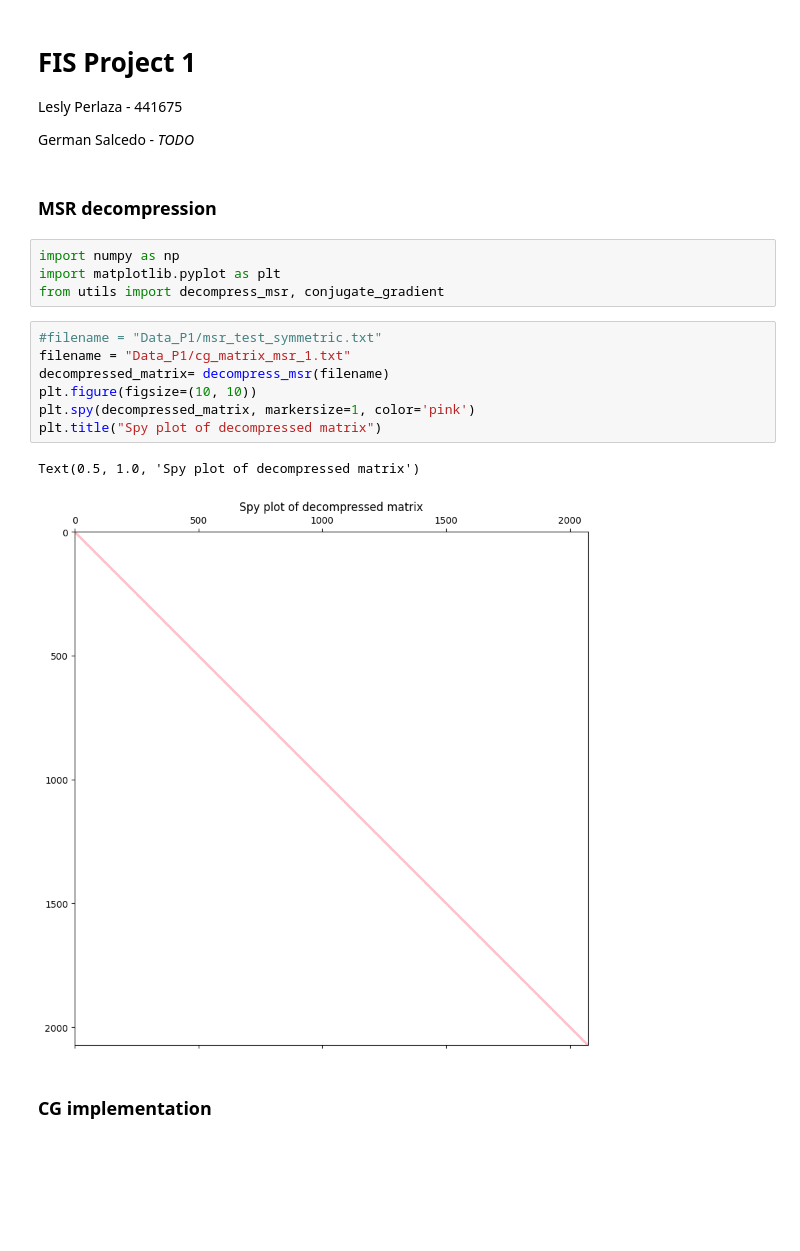
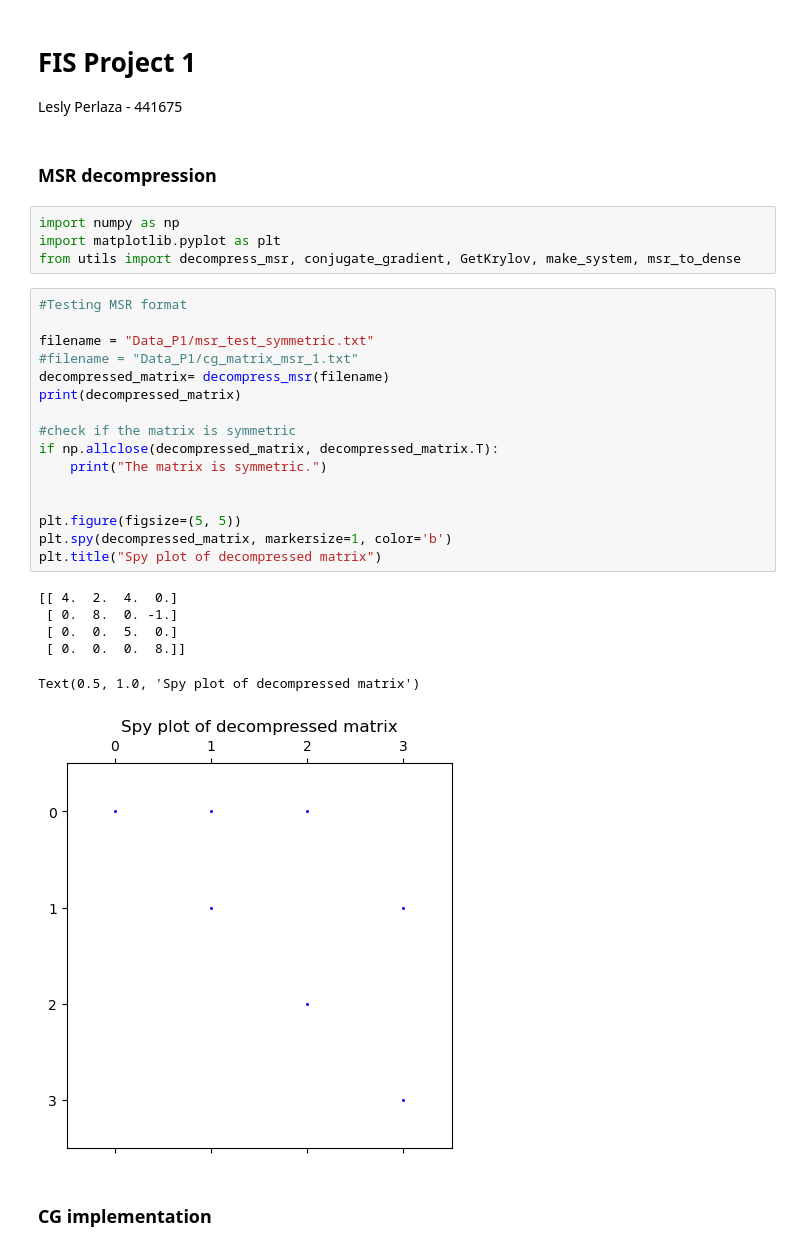
Before and after one commit to Lezgo11/FIShy, a Jupyter notebook: Project_1.ipynb, the cells around one changed output. Saved outputs shown, nothing was run; the diff lists cells and outputs as text; blank space fills up the shorter version.

Commit message:
Adding Algorithms + TEST FOR pauli

```diff
--- a/Project_1.ipynb
+++ b/Project_1.ipynb
@@ -1,24 +1,35 @@
 # %% [markdown]
 # FIS Project 1
  Lesly Perlaza - 441675
-
- German Salcedo - _TODO_
 # %% [markdown]
 ### __MSR decompression__
 # %%
 import numpy as np
 import matplotlib.pyplot as plt
-from utils import decompress_msr, conjugate_gradient
+from utils import decompress_msr, conjugate_gradient, GetKrylov, make_system, msr_to_dense
 # %%
-#filename = "Data_P1/msr_test_symmetric.txt"
-filename = "Data_P1/cg_matrix_msr_1.txt"
+#Testing MSR format
+
+filename = "Data_P1/msr_test_symmetric.txt"
+#filename = "Data_P1/cg_matrix_msr_1.txt"
 decompressed_matrix= decompress_msr(filename)
-plt.figure(figsize=(10, 10))
-plt.spy(decompressed_matrix, markersize=1, color='pink')
+print(decompressed_matrix)
+
+#check if the matrix is symmetric
+if np.allclose(decompressed_matrix, decompressed_matrix.T):
+    print("The matrix is symmetric.")
+
+
+plt.figure(figsize=(5, 5))
+plt.spy(decompressed_matrix, markersize=1, color='b')
 plt.title("Spy plot of decompressed matrix")
 # %% [output]
-Text(0.5, 1.0, 'Spy plot of decompressed matrix')
+[[ 4.  2.  4.  0.]
+ [ 0.  8.  0. -1.]
+ [ 0.  0.  5.  0.]
+ [ 0.  0.  0.  8.]]
+Text(0.5, 1.0, 'Spy plot of decompressed matrix')
-[figure, old version]
+[figure, new version]
 # %% [markdown]
 ### __CG implementation__
 # %%
```
Also changed, not shown: parts of 10 cells of this notebook, 7 other files.
